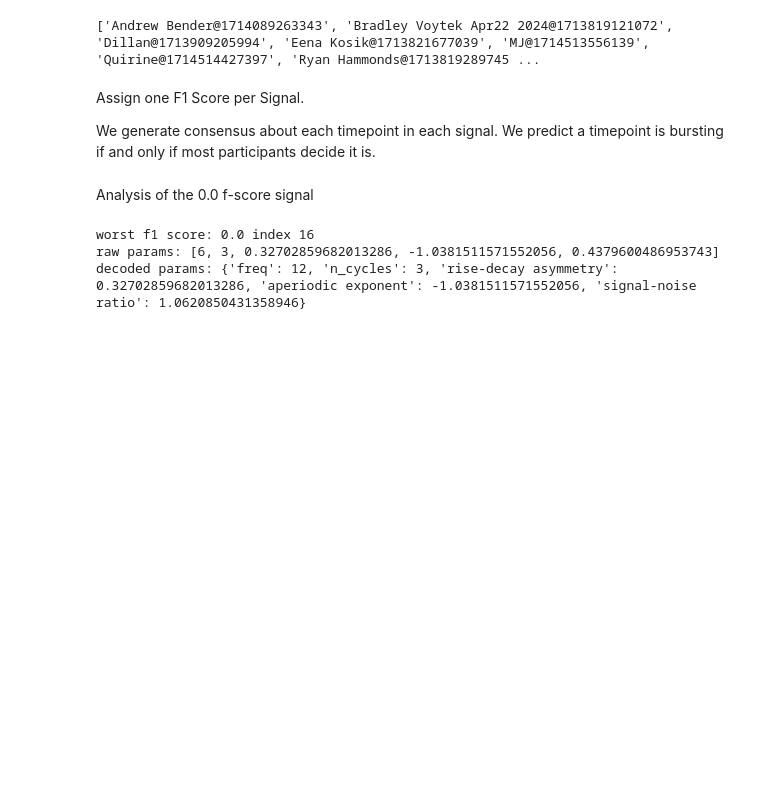
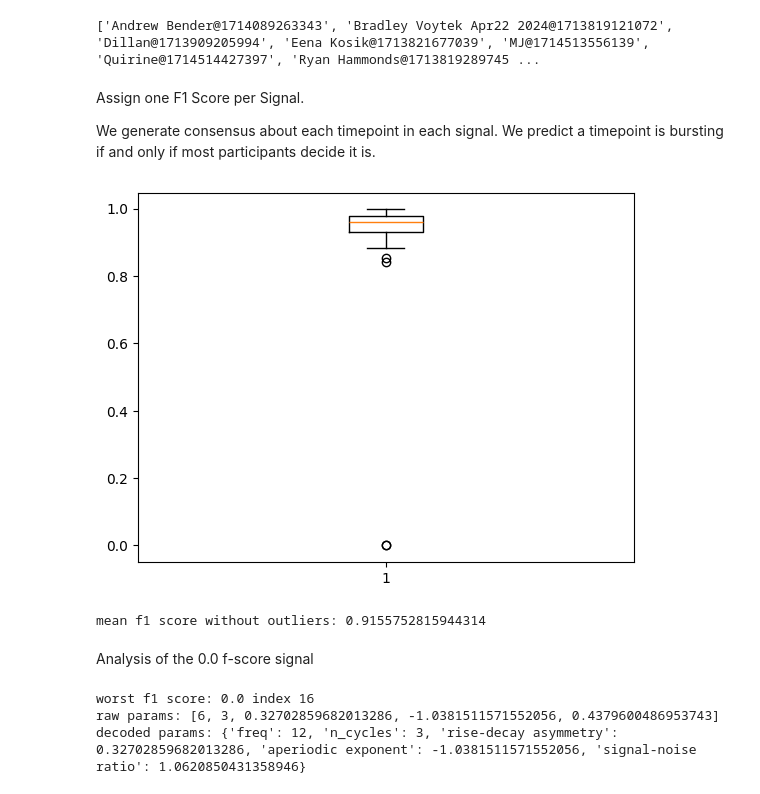
Before and after one commit to kguarian/publish_the_paper, a Jupyter notebook: mapping_params_to_scores_f1.ipynb, the cells around one changed output. Drawn from its saved outputs; the diff is of its cells as text; code cells hidden in the pictures; blank space fills up the shorter version.

```diff
--- a/mapping_params_to_scores_f1.ipynb
+++ b/mapping_params_to_scores_f1.ipynb
@@ -136,36 +145,41 @@ for ground_truth_signal_index in range(len(ground_truth)):
             results["selections"][who[labeler_index]]["selections"])
 
         # this block retrieves the signal selections that labeler j made on signal i.
         # then assigns this value to selections_indexed_by_labeler.
         reverse_search_sig_idx = reverse_order_search(
             ground_truth_signal_index + num_real_sigs, order)
         selections_indexed_by_labeler = selections[reverse_search_sig_idx]
 
         len_curr_sig = len(signal)
 
         # records ground truth for signal i in y_true[i].
         # The j==0 condition ensures that y_true isn't set repetitively.
         if labeler_index == 0:
             for time_point in range(ground_truth[ground_truth_signal_index][0], ground_truth[ground_truth_signal_index][1]+1):
                 y_true[ground_truth_signal_index][time_point] = 1
 
         for time_point in range(selections_indexed_by_labeler[0], selections_indexed_by_labeler[1]+1):
             # IN CONTEXT OF ALL ENCLOSING LOOPS, this line counts the number of people
             # who labeled this timepoint as containing a burst,
             # for all timepoints, labelers, and signals
             y_pred[ground_truth_signal_index][time_point] += 1
 
     # consensus
     consensus_threshold = ceil(len(who)/float(2))
     for timepoint in range(len(signal)):
         y_pred[ground_truth_signal_index][timepoint] = 1 if y_pred[ground_truth_signal_index][timepoint] >= consensus_threshold else 0
 
     scores[ground_truth_signal_index] = sklearn.metrics.f1_score(
         y_true=y_true[ground_truth_signal_index], y_pred=y_pred[ground_truth_signal_index])
 
-# plt.figure("f1 scores aggregated")
-# plt.boxplot(scores)
-# plt.show()
+plt.figure("f1 scores aggregated")
+plt.boxplot(scores)
+plt.show()
+
+print("mean f1 score without outliers: " + str(np.mean(scores)))
+# %% [output]
+[figure, added]
+mean f1 score without outliers: 0.9155752815944314
 # %% [markdown]
 Analysis of the 0.0 f-score signal
 # %%
```
Also changed, not shown: parts of 7 cells of this notebook, 11 other files.
